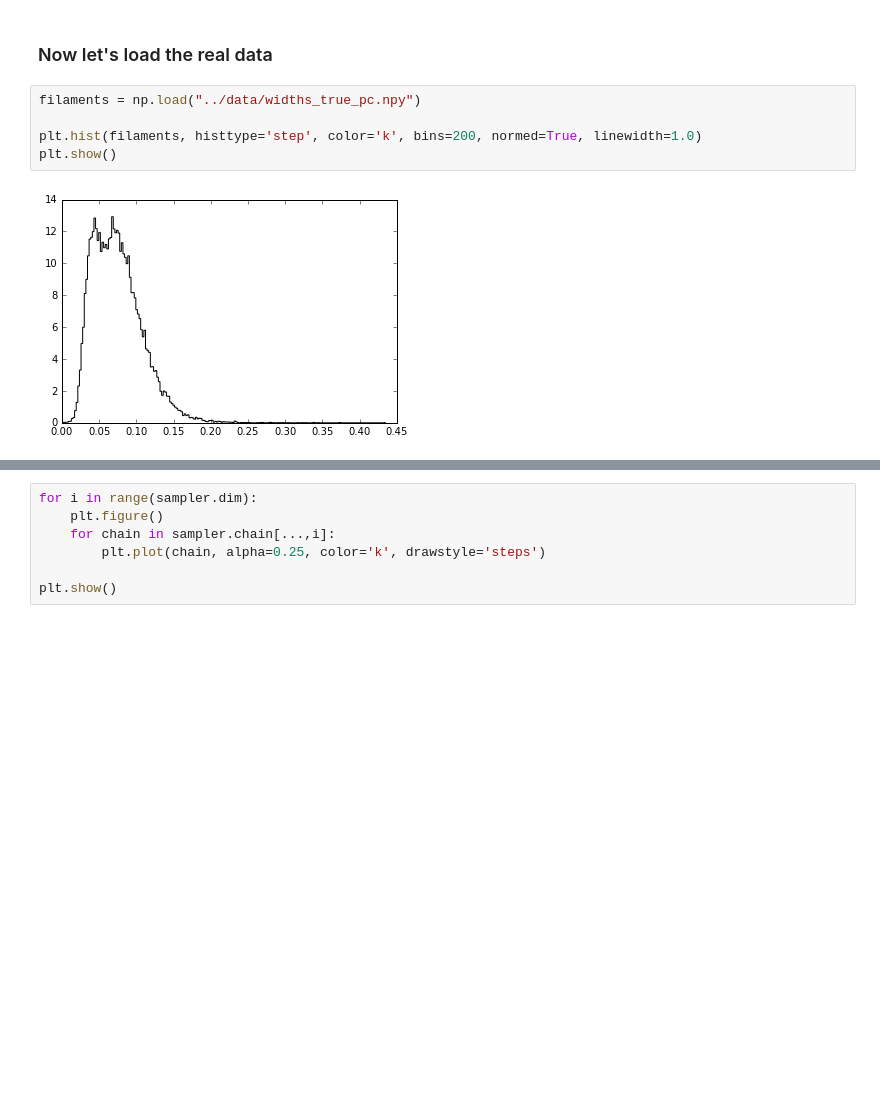
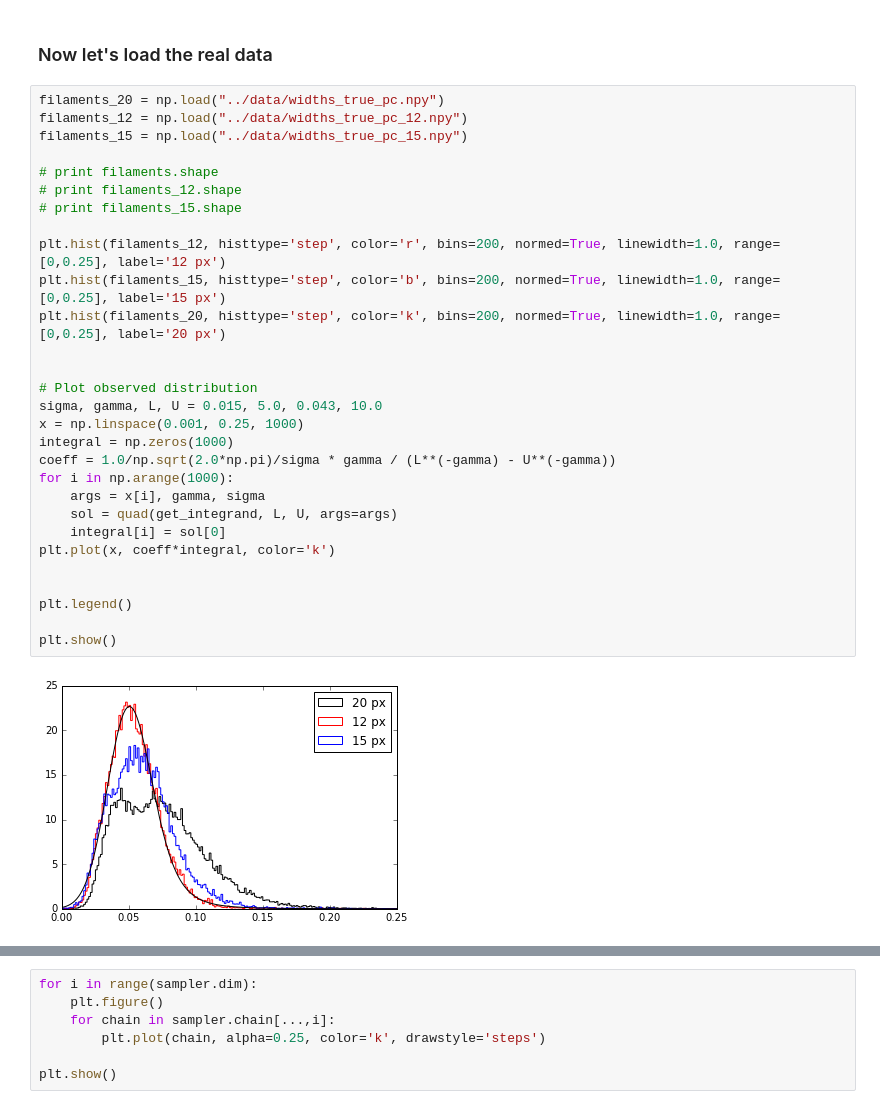
Before and after one commit to astroJeff/filament_widths, a Jupyter notebook: notebooks/Power law.ipynb, the cells around one changed output, grey strips where cells are left out. Cells and saved outputs as stored; diff of their text form; blank space fills up the shorter version.

Commit message:
Added multiple filament width data - different methods, updated notebook correspondingly

```diff
--- a/notebooks/Power law.ipynb
+++ b/notebooks/Power law.ipynb
@@ -324,13 +325,37 @@ plt.show()
 pickle.dump(sampler, open("../data/mock_sampler.data", "wb"))
 # %% [markdown]
 ### Now let's load the real data
-# %%
-filaments = np.load("../data/widths_true_pc.npy")
-
-plt.hist(filaments, histtype='step', color='k', bins=200, normed=True, linewidth=1.0)
-plt.show()
-# %% [output]
-[figure, removed]
+# %%
+filaments_20 = np.load("../data/widths_true_pc.npy")
+filaments_12 = np.load("../data/widths_true_pc_12.npy")
+filaments_15 = np.load("../data/widths_true_pc_15.npy")
+
+# print filaments.shape
+# print filaments_12.shape
+# print filaments_15.shape
+
+plt.hist(filaments_12, histtype='step', color='r', bins=200, normed=True, linewidth=1.0, range=[0,0.25], label='12 px')
+plt.hist(filaments_15, histtype='step', color='b', bins=200, normed=True, linewidth=1.0, range=[0,0.25], label='15 px')
+plt.hist(filaments_20, histtype='step', color='k', bins=200, normed=True, linewidth=1.0, range=[0,0.25], label='20 px')
+
+
+# Plot observed distribution
+sigma, gamma, L, U = 0.015, 5.0, 0.043, 10.0
+x = np.linspace(0.001, 0.25, 1000)
+integral = np.zeros(1000)
+coeff = 1.0/np.sqrt(2.0*np.pi)/sigma * gamma / (L**(-gamma) - U**(-gamma))
+for i in np.arange(1000):
+    args = x[i], gamma, sigma
+    sol = quad(get_integrand, L, U, args=args)
+    integral[i] = sol[0]
+plt.plot(x, coeff*integral, color='k')
+
+
+plt.legend()
+
+plt.show()
+# %% [output]
+[figure, added]
 # %%
 start = time.time()
 
```
Also changed, not shown: parts of 3 cells of this notebook, 3 other files.
